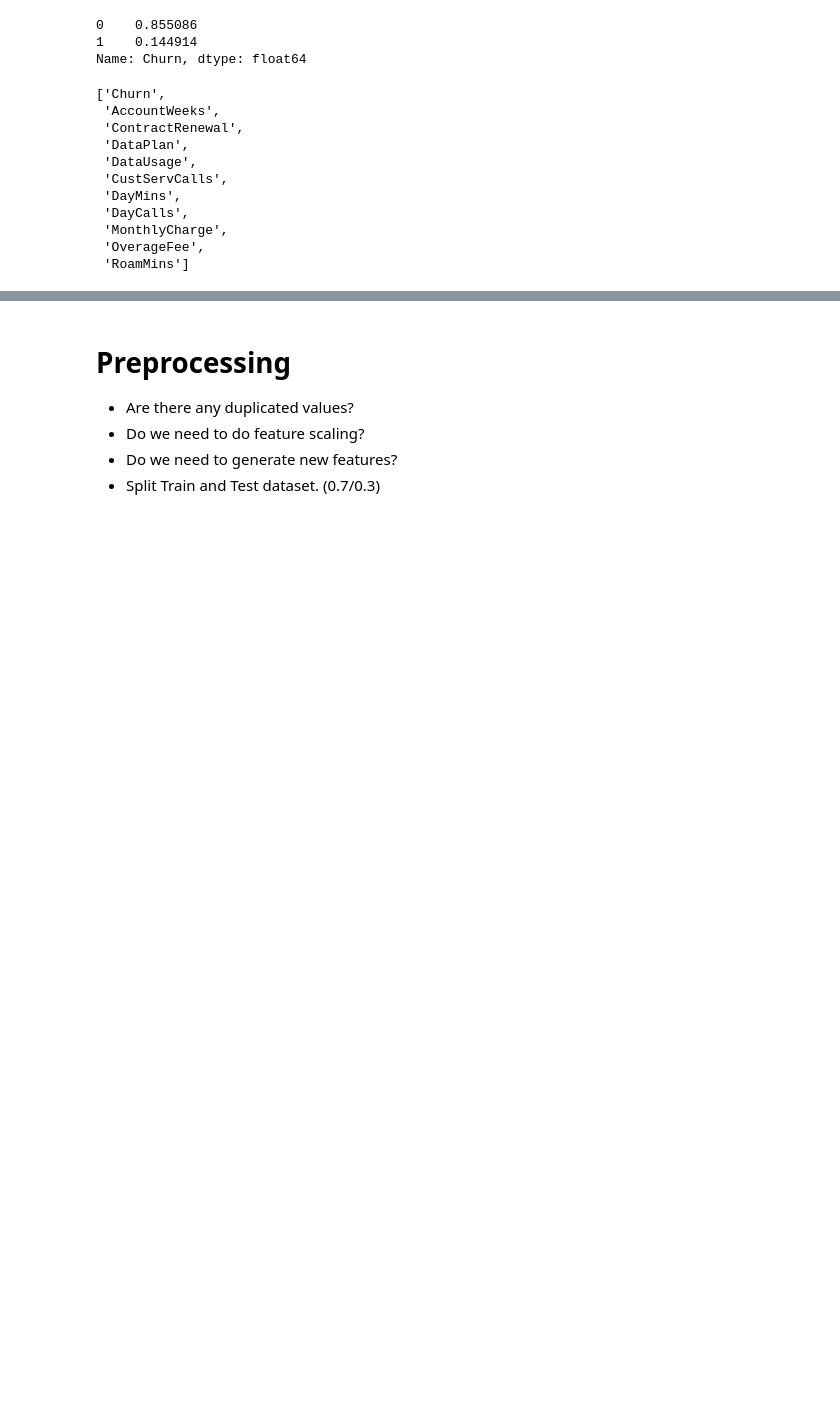
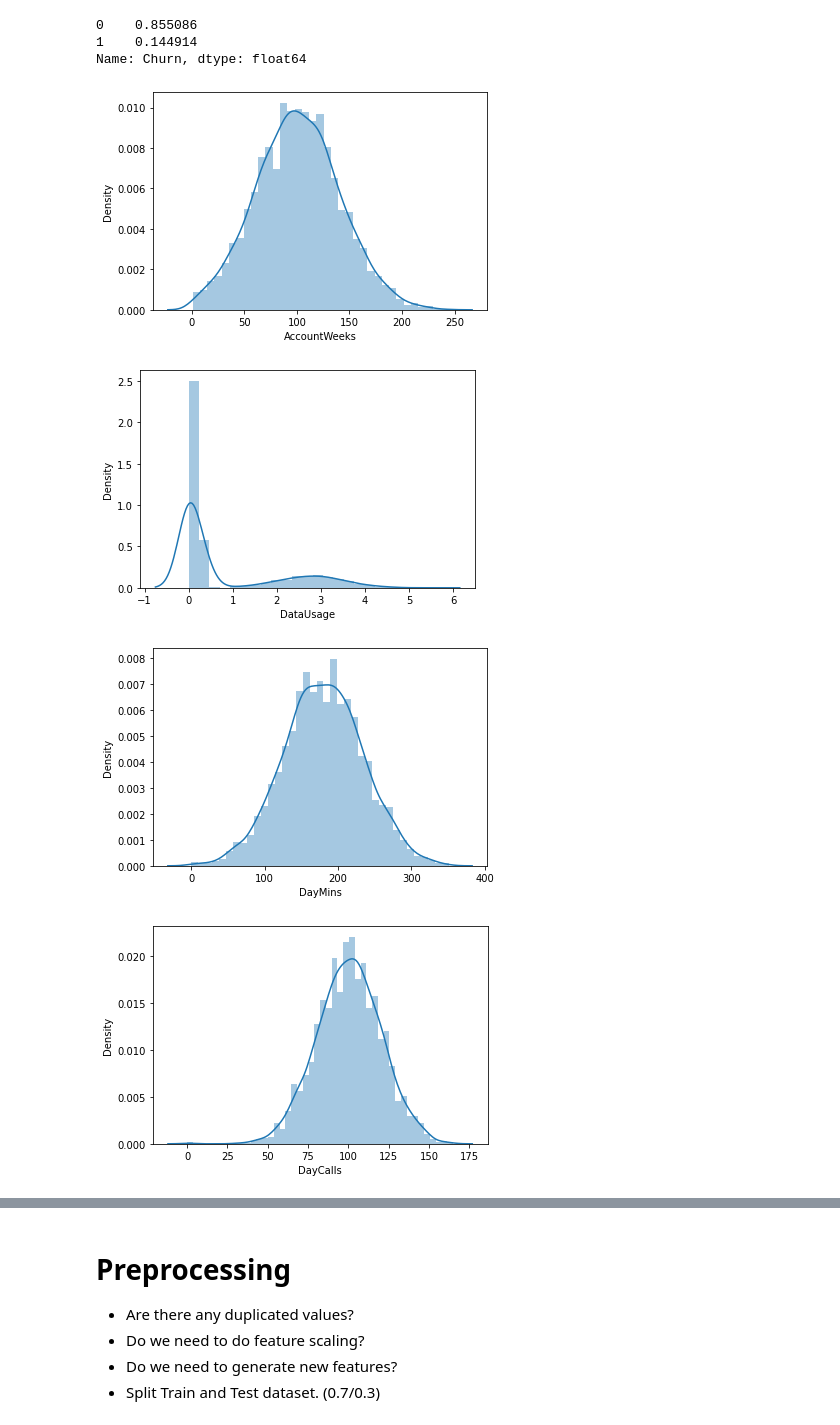
Before and after one commit to KutayAkalin/ML_Course_9-11-20, a Jupyter notebook: Project/09-11-2020 ML Course Nigeria Project 'Victoria Akintomide'.ipynb, the cells around one changed output, grey strips where cells are left out. Drawn from its saved outputs; the diff is of its cells as text; code cells hidden in the pictures; blank space fills up the shorter version.

```diff
--- a/Project/09-11-2020 ML Course Nigeria Project 'Victoria Akintomide'.ipynb
+++ b/Project/09-11-2020 ML Course Nigeria Project 'Victoria Akintomide'.ipynb
@@ -121,19 +124,13 @@ Name: Churn, dtype: float64
 # %%
 # Example EDA
 #the distribution of the columns
-column_names = list(data.columns)
-column_names
-# for column in column_names:
-#   sns.distplot(data[column])
+column_names = [x for x in list(data.columns) if x not in ['Churn', 'ContractRenewal', 'DataPlan', 'CustServCalls']]
+
+for column in column_names:
+  sns.distplot(data[column])
+  plt.show()
 # %% [output]
-['Churn',
- 'AccountWeeks',
- 'ContractRenewal',
- 'DataPlan',
- 'DataUsage',
- 'CustServCalls',
- 'DayMins',
- 'DayCalls',
- 'MonthlyCharge',
- 'OverageFee',
- 'RoamMins']
+[figure, added]
+[figure, added]
+[figure, added]
+[figure, added]
```
Also changed, not shown: parts of 4 cells of this notebook.
